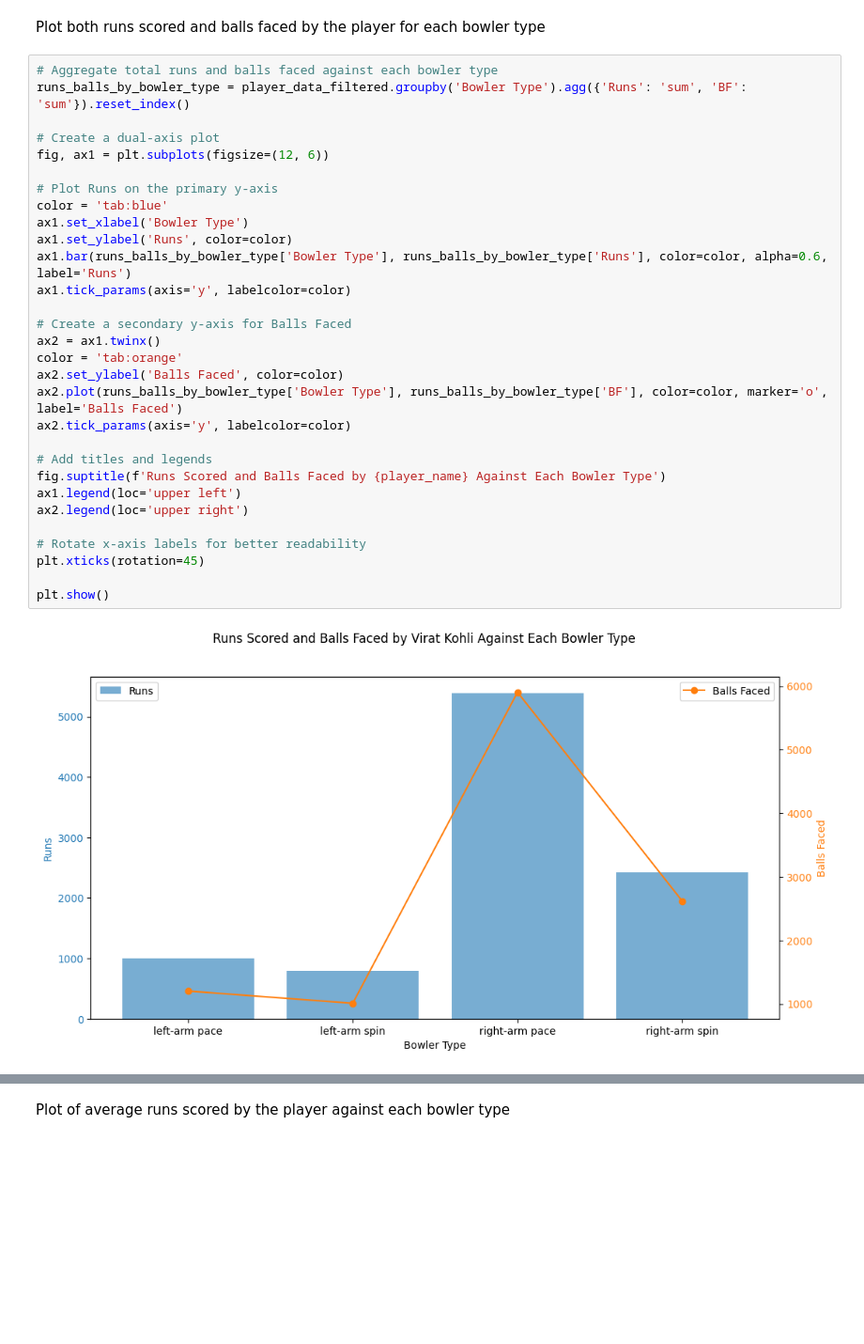
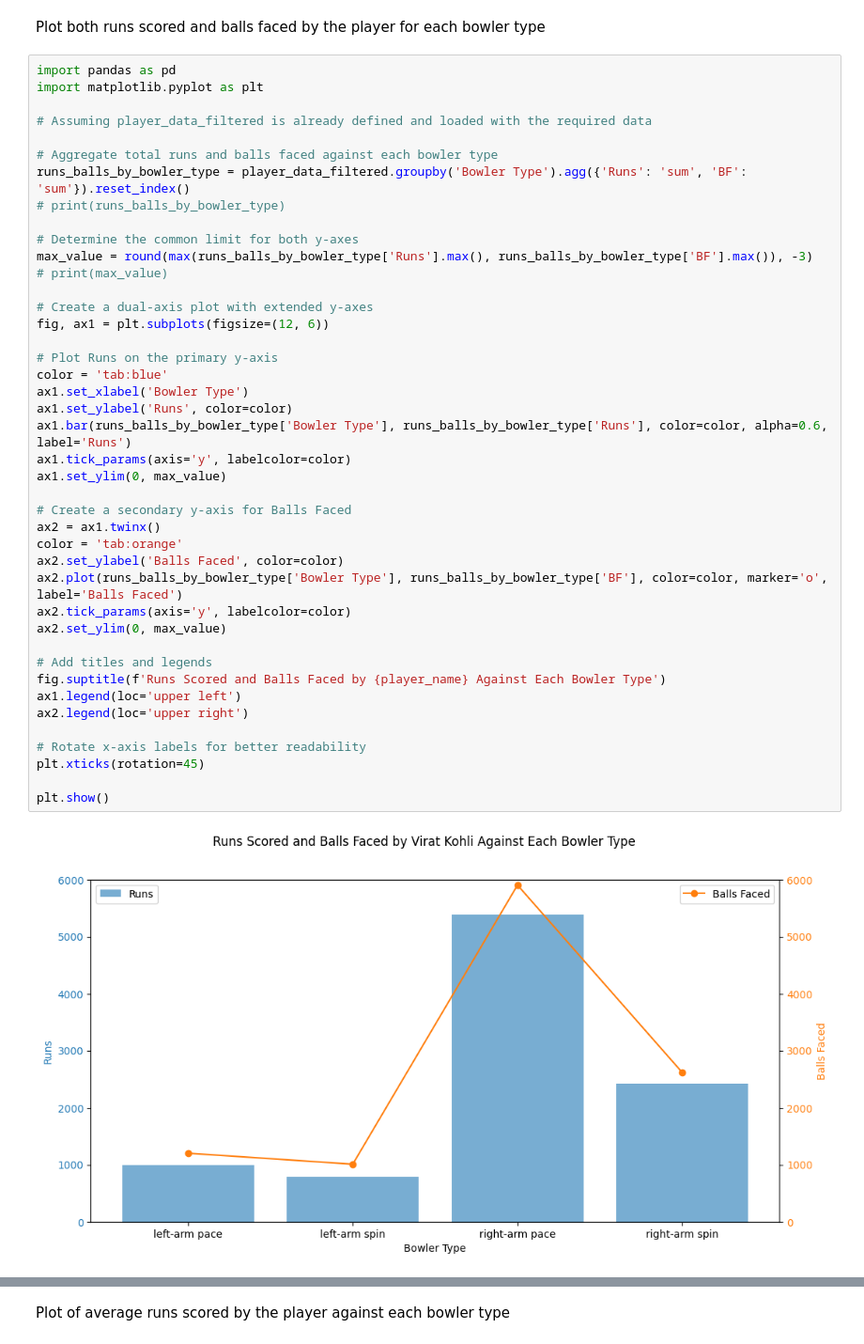
Before and after one commit to Mustafa-Ashfaq81/SPROJ-PCB, a Jupyter notebook: Player_Dismissals.ipynb, the cells around one changed output, grey strips where cells are left out. Shown at 94% size. Saved outputs shown, nothing was run; the diff lists cells and outputs as text; blank space fills up the shorter version.

```diff
--- a/Player_Dismissals.ipynb
+++ b/Player_Dismissals.ipynb
@@ -112,34 +112,46 @@ plt.show()
 # %% [markdown]
 Plot both runs scored and balls faced by the player for each bowler type
 # %%
+import pandas as pd
+import matplotlib.pyplot as plt
+
+# Assuming player_data_filtered is already defined and loaded with the required data
+
 # Aggregate total runs and balls faced against each bowler type
 runs_balls_by_bowler_type = player_data_filtered.groupby('Bowler Type').agg({'Runs': 'sum', 'BF': 'sum'}).reset_index()
+# print(runs_balls_by_bowler_type)
 
-# Create a dual-axis plot
+# Determine the common limit for both y-axes
+max_value = round(max(runs_balls_by_bowler_type['Runs'].max(), runs_balls_by_bowler_type['BF'].max()), -3)
+# print(max_value)
+
+# Create a dual-axis plot with extended y-axes
 fig, ax1 = plt.subplots(figsize=(12, 6))
 
 # Plot Runs on the primary y-axis
 color = 'tab:blue'
 ax1.set_xlabel('Bowler Type')
 ax1.set_ylabel('Runs', color=color)
 ax1.bar(runs_balls_by_bowler_type['Bowler Type'], runs_balls_by_bowler_type['Runs'], color=color, alpha=0.6, label='Runs')
 ax1.tick_params(axis='y', labelcolor=color)
+ax1.set_ylim(0, max_value)
 
 # Create a secondary y-axis for Balls Faced
 ax2 = ax1.twinx()
 color = 'tab:orange'
 ax2.set_ylabel('Balls Faced', color=color)
 ax2.plot(runs_balls_by_bowler_type['Bowler Type'], runs_balls_by_bowler_type['BF'], color=color, marker='o', label='Balls Faced')
 ax2.tick_params(axis='y', labelcolor=color)
+ax2.set_ylim(0, max_value)
 
 # Add titles and legends
 fig.suptitle(f'Runs Scored and Balls Faced by {player_name} Against Each Bowler Type')
 ax1.legend(loc='upper left')
 ax2.legend(loc='upper right')
 
 # Rotate x-axis labels for better readability
 plt.xticks(rotation=45)
 
 plt.show()
 # %% [output]
-[figure, old version]
+[figure, new version]
```
Also changed, not shown: parts of 1 cell of this notebook.
